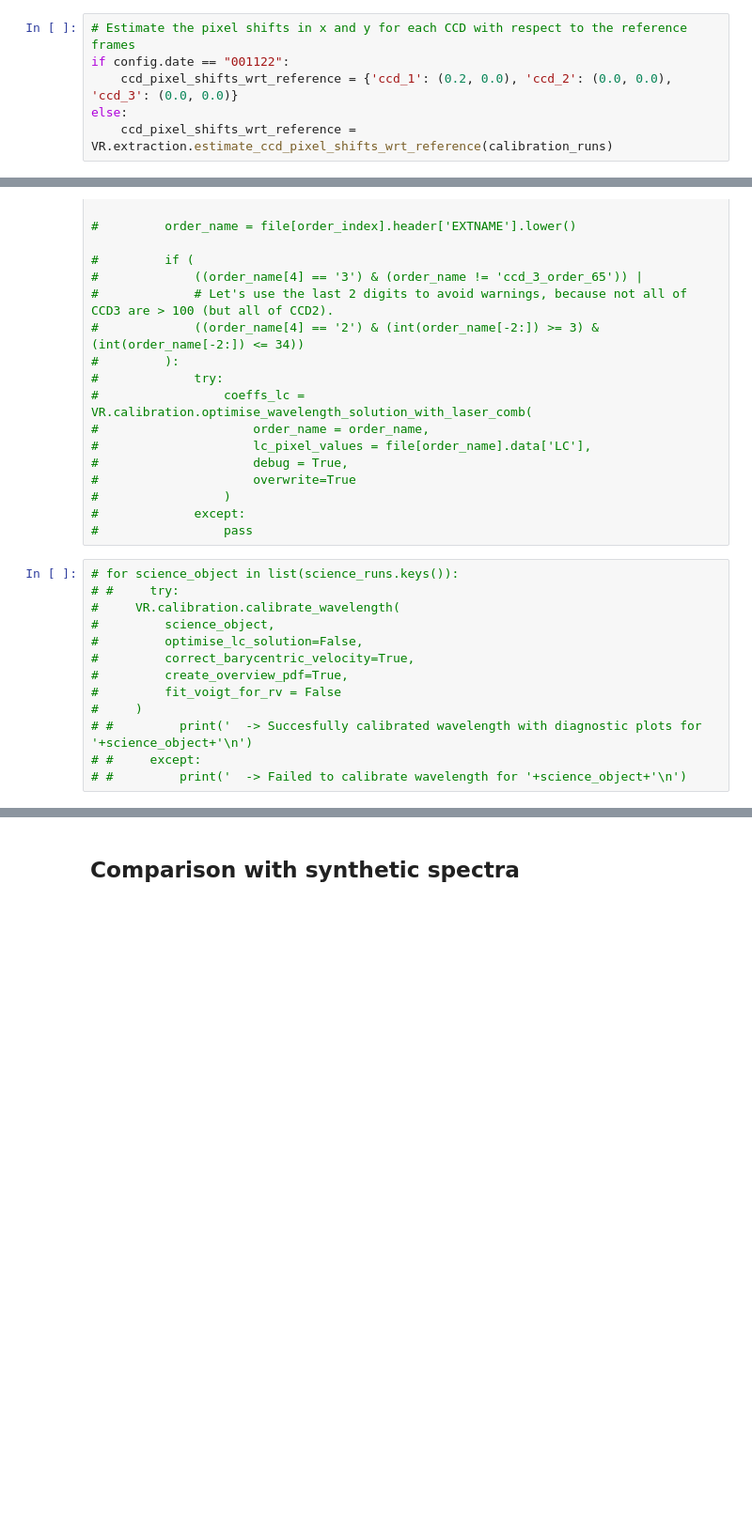
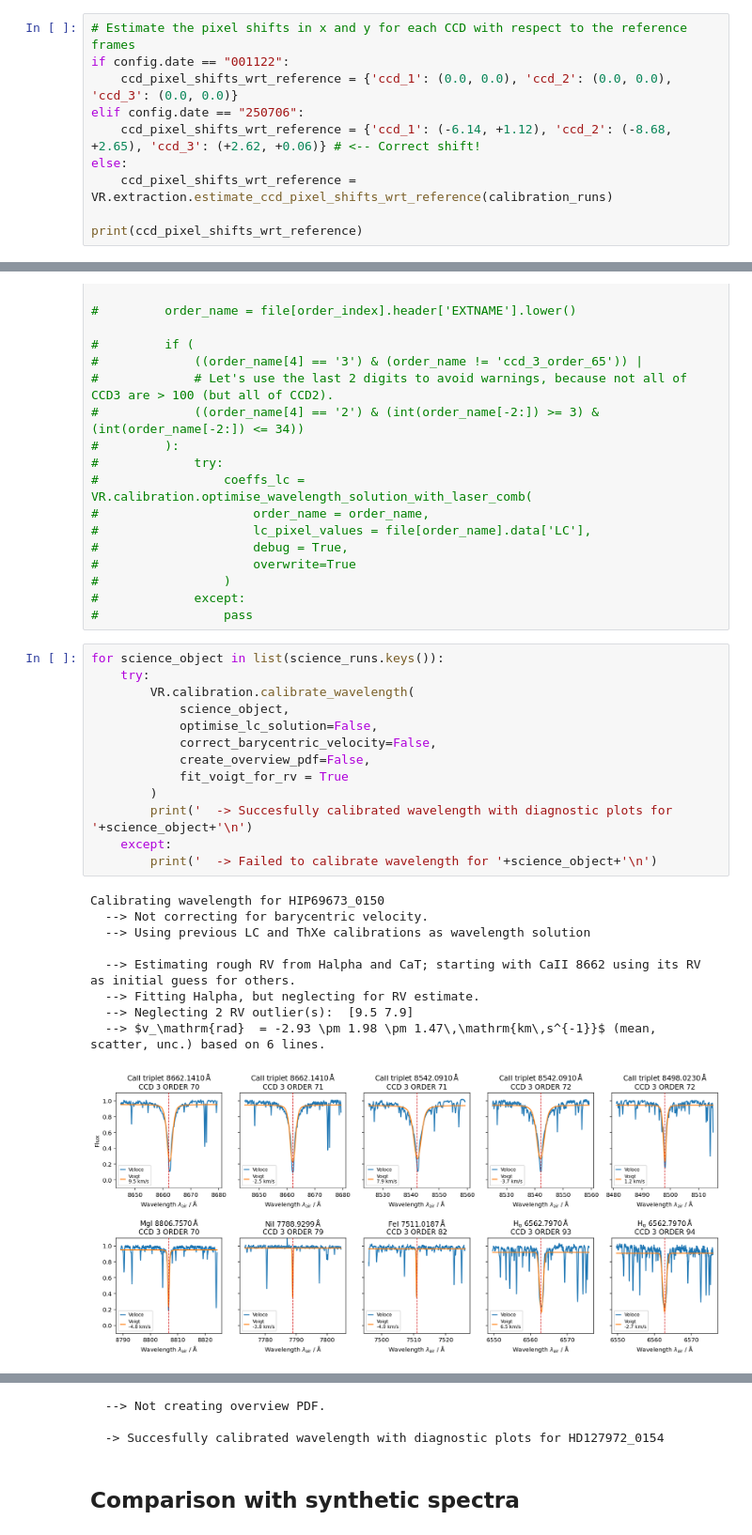
Before and after one commit to svenbuder/velocereduction, a Jupyter notebook: scripts/VeloceReduction_tutorial.ipynb, the cells around one changed output, grey strips where cells are left out. Shown at 94% size. Drawn from its saved outputs; the diff is of its cells as text; blank space fills up the shorter version.

```diff
--- a/scripts/VeloceReduction_tutorial.ipynb
+++ b/scripts/VeloceReduction_tutorial.ipynb
@@ -95,6 +120,10 @@ calibration_runs, science_runs = VR.utils.identify_calibration_and_science_runs(
 # %%
 # Estimate the pixel shifts in x and y for each CCD with respect to the reference frames
 if config.date == "001122":
-    ccd_pixel_shifts_wrt_reference = {'ccd_1': (0.2, 0.0), 'ccd_2': (0.0, 0.0), 'ccd_3': (0.0, 0.0)}
+    ccd_pixel_shifts_wrt_reference = {'ccd_1': (0.0, 0.0), 'ccd_2': (0.0, 0.0), 'ccd_3': (0.0, 0.0)}
+elif config.date == "250706":
+    ccd_pixel_shifts_wrt_reference = {'ccd_1': (-6.14, +1.12), 'ccd_2': (-8.68, +2.65), 'ccd_3': (+2.62, +0.06)} # <-- Correct shift!
 else:
     ccd_pixel_shifts_wrt_reference = VR.extraction.estimate_ccd_pixel_shifts_wrt_reference(calibration_runs)
+
+print(ccd_pixel_shifts_wrt_reference)
@@ -278,15 +338,25 @@ science_runs.keys()
 #             except:
 #                 pass
 # %%
-# for science_object in list(science_runs.keys()):
-# #     try:
-#     VR.calibration.calibrate_wavelength(
-#         science_object,
-#         optimise_lc_solution=False,
-#         correct_barycentric_velocity=True,
-#         create_overview_pdf=True,
-#         fit_voigt_for_rv = False
-#     )
-# #         print('  -> Succesfully calibrated wavelength with diagnostic plots for '+science_object+'\n')
-# #     except:
-# #         print('  -> Failed to calibrate wavelength for '+science_object+'\n')
+for science_object in list(science_runs.keys()):
+    try:
+        VR.calibration.calibrate_wavelength(
+            science_object,
+            optimise_lc_solution=False,
+            correct_barycentric_velocity=False,
+            create_overview_pdf=False,
+            fit_voigt_for_rv = True
+        )
+        print('  -> Succesfully calibrated wavelength with diagnostic plots for '+science_object+'\n')
+    except:
+        print('  -> Failed to calibrate wavelength for '+science_object+'\n')
+# %% [output]
+Calibrating wavelength for HIP69673_0150
+  --> Not correcting for barycentric velocity.
+  --> Using previous LC and ThXe calibrations as wavelength solution
+
+  --> Estimating rough RV from Halpha and CaT; starting with CaII 8662 using its RV as initial guess for others.
+  --> Fitting Halpha, but neglecting for RV estimate.
+  --> Neglecting 2 RV outlier(s):  [9.5 7.9]
+  --> $v_\mathrm{rad}  = -2.93 \pm 1.98 \pm 1.47\,\mathrm{km\,s^{-1}}$ (mean, scatter, unc.) based on 6 lines.
+[figure, added]
@@ -293,3 +392,6 @@ science_runs.keys()
+  --> Not creating overview PDF.
+
+  -> Succesfully calibrated wavelength with diagnostic plots for HD127972_0154
 # %% [markdown]
 ## Comparison with synthetic spectra
 # %%
```
Also changed, not shown: parts of 9 cells of this notebook.
